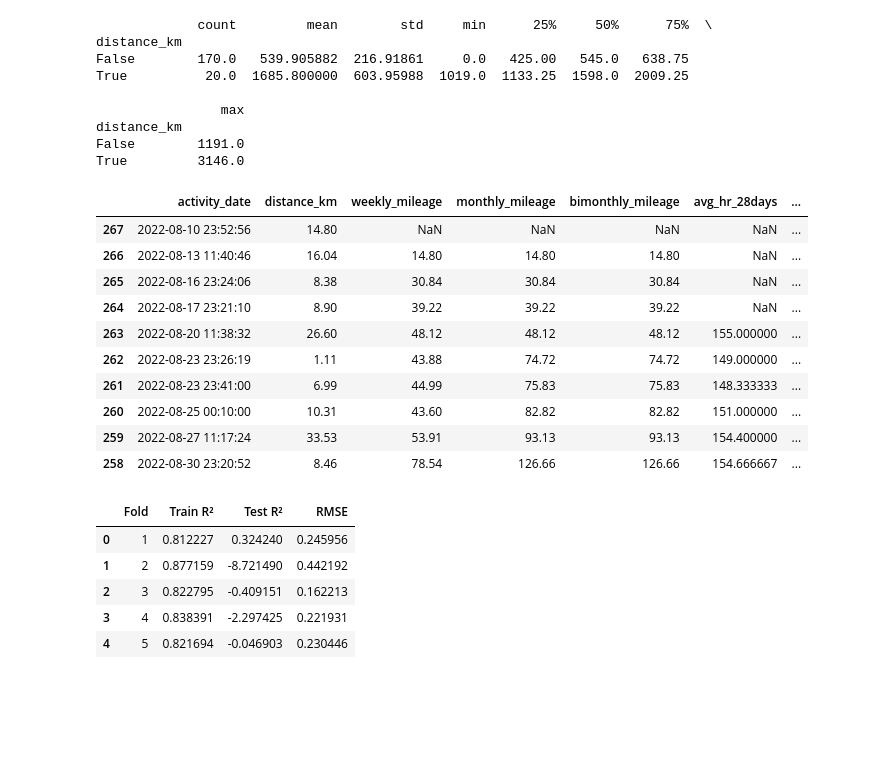
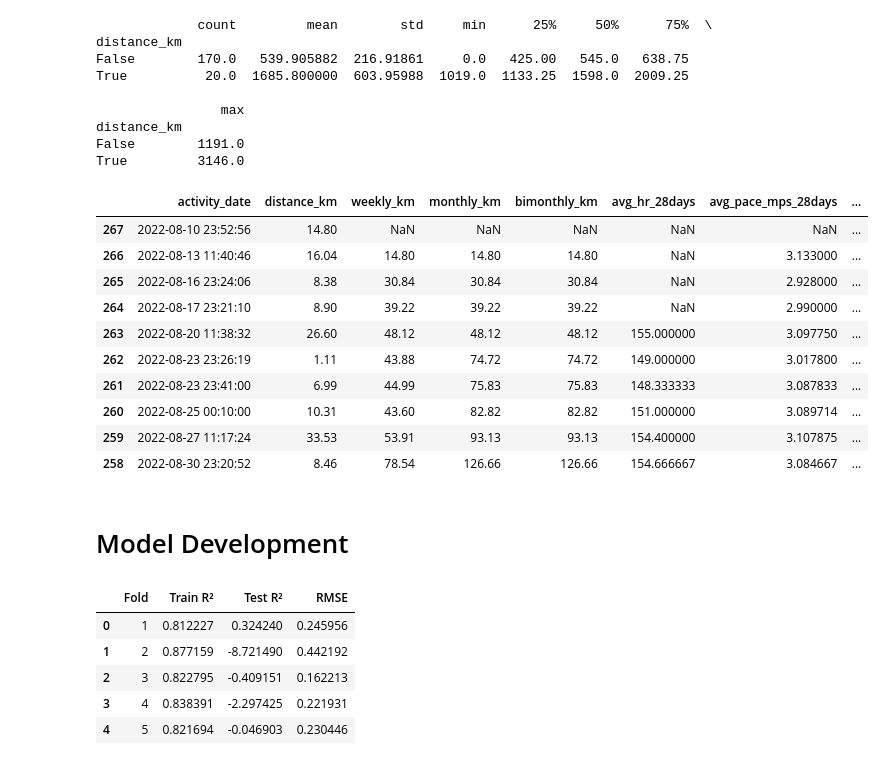
Before and after one commit to paddy960609/strava_stat_prediction, a Jupyter notebook: Strava_Running_Analytics_&_Performance_Prediction.ipynb, the cells around one changed output. Cells and saved outputs as stored; diff of their text form; code cells hidden in the pictures; blank space fills up the shorter version.

```diff
--- a/Strava_Running_Analytics_&_Performance_Prediction.ipynb
+++ b/Strava_Running_Analytics_&_Performance_Prediction.ipynb
@@ -472,14 +440,14 @@ def create_rolling_feature(df, source_col, new_col, window, agg):
 # %%
-df_runs["weekly_mileage"] = create_rolling_feature(
-    df_runs, "distance_km", "weekly_mileage", "7D", "sum"
+df_runs["weekly_km"] = create_rolling_feature(
+    df_runs, "distance_km", "weekly_km", "7D", "sum"
 )
 
-df_runs["monthly_mileage"] = create_rolling_feature(
-    df_runs, "distance_km", "monthly_mileage", "28D", "sum"
+df_runs["monthly_km"] = create_rolling_feature(
+    df_runs, "distance_km", "monthly_km", "28D", "sum"
 )
 
-df_runs["bimonthly_mileage"] = create_rolling_feature(
-    df_runs, "distance_km", "bimonthly_mileage", "56D", "sum"
+df_runs["bimonthly_km"] = create_rolling_feature(
+    df_runs, "distance_km", "bimonthly_km", "56D", "sum"
 )
 # %% [markdown]
 ## Traning Intensity
@@ -604,33 +629,33 @@ True         3146.0
 # %%
 df_runs[
     ["activity_date",
      "distance_km",
-     "weekly_mileage",
-     "monthly_mileage",
-     "bimonthly_mileage",
+     "weekly_km",
+     "monthly_km",
+     "bimonthly_km",
      "avg_hr_28days",
      "avg_pace_mps_28days",
      "mean_cadence_28days",
      "longest_run_42days",
      "28d_run_count",
      "mean_trainingload_28days",
      "long_runs_count_42days",
      "avg_long_run_42days",
      "days_since_last_run"
      ]
 ].head(10)
 # %% [output]
-|  | activity_date | distance_km | weekly_mileage | monthly_mileage | bimonthly_mileage | avg_hr_28days | ... |
-| 267 | 2022-08-10 23:52:56 | 14.80 | NaN | NaN | NaN | NaN | ... |
-| 266 | 2022-08-13 11:40:46 | 16.04 | 14.80 | 14.80 | 14.80 | NaN | ... |
-| 265 | 2022-08-16 23:24:06 | 8.38 | 30.84 | 30.84 | 30.84 | NaN | ... |
-| 264 | 2022-08-17 23:21:10 | 8.90 | 39.22 | 39.22 | 39.22 | NaN | ... |
-| 263 | 2022-08-20 11:38:32 | 26.60 | 48.12 | 48.12 | 48.12 | 155.000000 | ... |
-| 262 | 2022-08-23 23:26:19 | 1.11 | 43.88 | 74.72 | 74.72 | 149.000000 | ... |
-| 261 | 2022-08-23 23:41:00 | 6.99 | 44.99 | 75.83 | 75.83 | 148.333333 | ... |
-| 260 | 2022-08-25 00:10:00 | 10.31 | 43.60 | 82.82 | 82.82 | 151.000000 | ... |
-| 259 | 2022-08-27 11:17:24 | 33.53 | 53.91 | 93.13 | 93.13 | 154.400000 | ... |
-| 258 | 2022-08-30 23:20:52 | 8.46 | 78.54 | 126.66 | 126.66 | 154.666667 | ... |
+|  | activity_date | distance_km | weekly_km | monthly_km | bimonthly_km | avg_hr_28days | avg_pace_mps_28days | ... |
+| 267 | 2022-08-10 23:52:56 | 14.80 | NaN | NaN | NaN | NaN | NaN | ... |
+| 266 | 2022-08-13 11:40:46 | 16.04 | 14.80 | 14.80 | 14.80 | NaN | 3.133000 | ... |
+| 265 | 2022-08-16 23:24:06 | 8.38 | 30.84 | 30.84 | 30.84 | NaN | 2.928000 | ... |
+| 264 | 2022-08-17 23:21:10 | 8.90 | 39.22 | 39.22 | 39.22 | NaN | 2.990000 | ... |
+| 263 | 2022-08-20 11:38:32 | 26.60 | 48.12 | 48.12 | 48.12 | 155.000000 | 3.097750 | ... |
+| 262 | 2022-08-23 23:26:19 | 1.11 | 43.88 | 74.72 | 74.72 | 149.000000 | 3.017800 | ... |
+| 261 | 2022-08-23 23:41:00 | 6.99 | 44.99 | 75.83 | 75.83 | 148.333333 | 3.087833 | ... |
+| 260 | 2022-08-25 00:10:00 | 10.31 | 43.60 | 82.82 | 82.82 | 151.000000 | 3.089714 | ... |
+| 259 | 2022-08-27 11:17:24 | 33.53 | 53.91 | 93.13 | 93.13 | 154.400000 | 3.107875 | ... |
+| 258 | 2022-08-30 23:20:52 | 8.46 | 78.54 | 126.66 | 126.66 | 154.666667 | 3.084667 | ... |
 # %%
 model_data = df_runs.dropna(
     subset=[
@@ -638,5 +663,7 @@ model_data = df_runs.dropna(
         "mean_cadence_28days"
     ]
 )
+# %% [markdown]
+# Model Development
 # %%
 feature_cols = [
```
Also changed, not shown: parts of 33 cells of this notebook.
